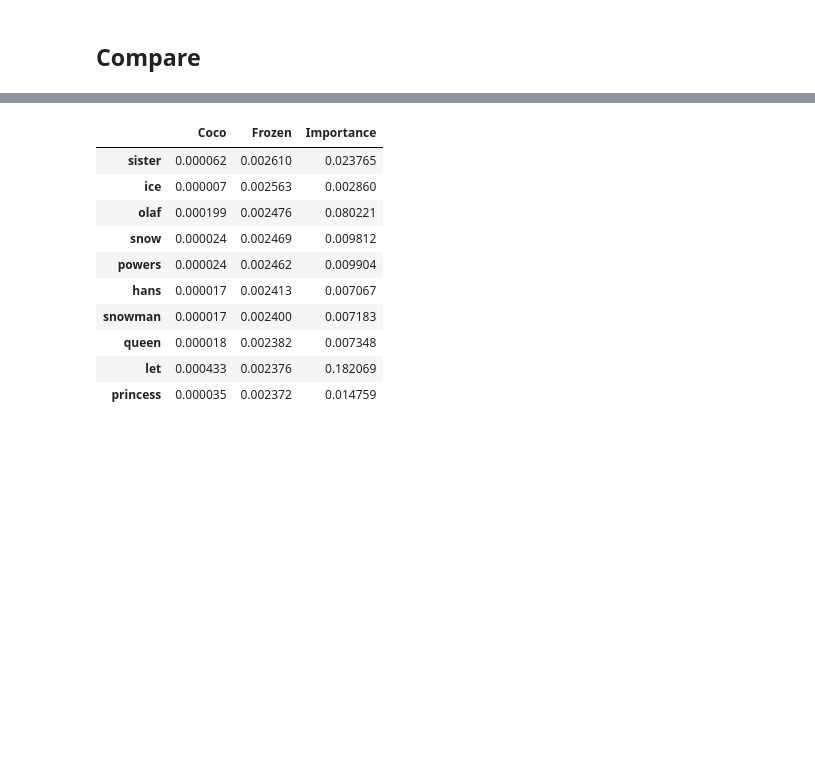
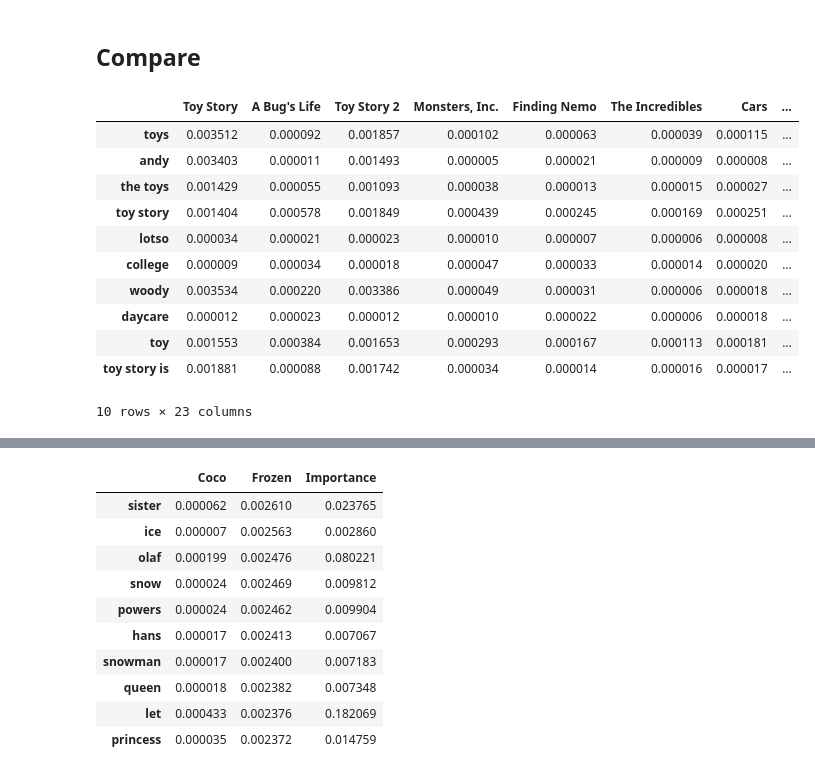
Before and after one commit to MaartenGr/Reviewer, a Jupyter notebook: TF-IDF.ipynb, the cells around one changed output, grey strips where cells are left out. Cells and saved outputs as stored; diff of their text form; code cells hidden in the pictures; blank space fills up the shorter version.

```diff
--- a/TF-IDF.ipynb
+++ b/TF-IDF.ipynb
@@ -63,7 +63,7 @@ visualize_word_frequenty([tuple(r) for r in df_idf.sort_values("IDF", ascending=
 # %% [markdown]
 ## Compare
 # %%
-def c_tf_idf(documents, m):
+def c_tf_idf(documents, m, ngram_range=(1, 1)):
     """ Calculate Class-based TF-IDF
 
     The result is a single score for each word
@@ -76,7 +76,7 @@ def c_tf_idf(documents, m):
 
     """
 
-    count = CountVectorizer(ngram_range=(1, 1)).fit(documents)
+    count = CountVectorizer(ngram_range=ngram_range).fit(documents)
     t = count.transform(documents)
     t = np.array(t.todense()).T
     w = t.sum(axis=0)
@@ -85,4 +85,4 @@ def c_tf_idf(documents, m):
     idf = np.log(np.divide(m, sum_tij)).reshape(-1, 1)
     tf_idf = np.multiply(tf, idf)
 
-    return tf_idf
+    return tf_idf, count
@@ -94,0 +102,15 @@ result = pd.DataFrame(tf_idf, index=count.get_feature_names(), columns=["Coco",
+# %%
+result.sort_values("Toy Story 3", ascending=False).head(10)
+# %% [output]
+|  | Toy Story | A Bug's Life | Toy Story 2 | Monsters, Inc. | Finding Nemo | The Incredibles | Cars | ... |
+| toys | 0.003512 | 0.000092 | 0.001857 | 0.000102 | 0.000063 | 0.000039 | 0.000115 | ... |
+| andy | 0.003403 | 0.000011 | 0.001493 | 0.000005 | 0.000021 | 0.000009 | 0.000008 | ... |
+| the toys | 0.001429 | 0.000055 | 0.001093 | 0.000038 | 0.000013 | 0.000015 | 0.000027 | ... |
+| toy story | 0.001404 | 0.000578 | 0.001849 | 0.000439 | 0.000245 | 0.000169 | 0.000251 | ... |
+| lotso | 0.000034 | 0.000021 | 0.000023 | 0.000010 | 0.000007 | 0.000006 | 0.000008 | ... |
+| college | 0.000009 | 0.000034 | 0.000018 | 0.000047 | 0.000033 | 0.000014 | 0.000020 | ... |
+| woody | 0.003534 | 0.000220 | 0.003386 | 0.000049 | 0.000031 | 0.000006 | 0.000018 | ... |
+| daycare | 0.000012 | 0.000023 | 0.000012 | 0.000010 | 0.000022 | 0.000006 | 0.000018 | ... |
+| toy | 0.001553 | 0.000384 | 0.001653 | 0.000293 | 0.000167 | 0.000113 | 0.000181 | ... |
+| toy story is | 0.001881 | 0.000088 | 0.001742 | 0.000034 | 0.000014 | 0.000016 | 0.000017 | ... |
+10 rows × 23 columns
```
Also changed, not shown: parts of 7 cells of this notebook, 4 other files.
